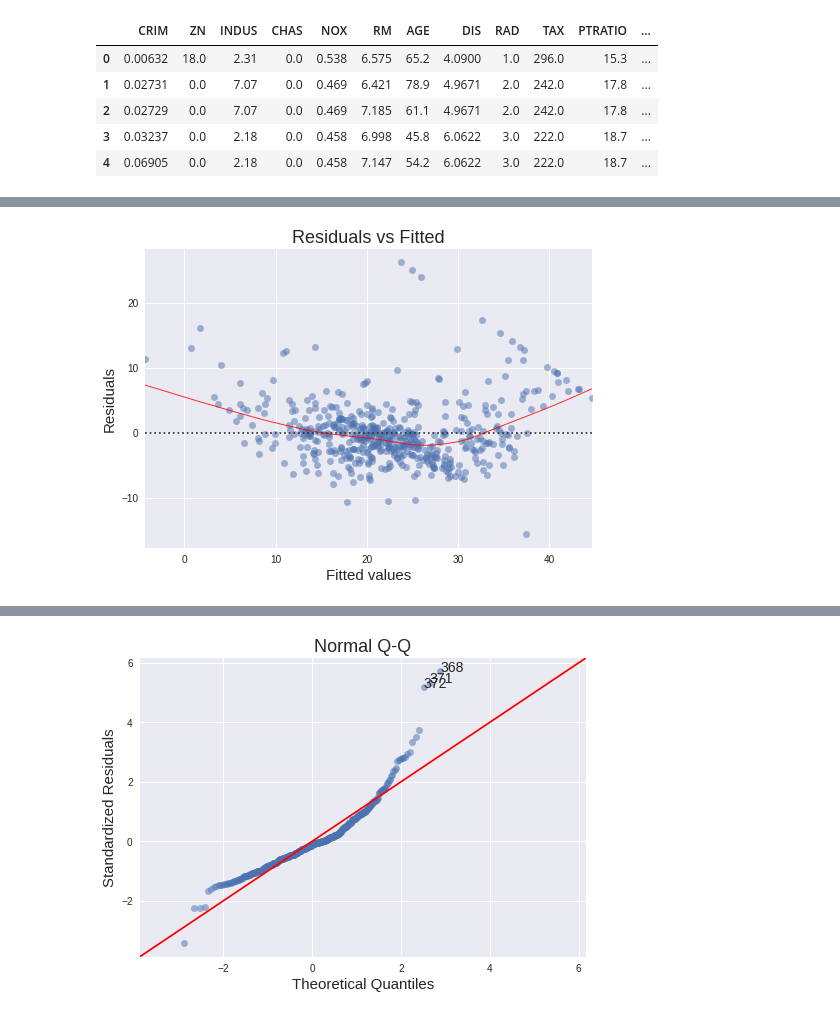
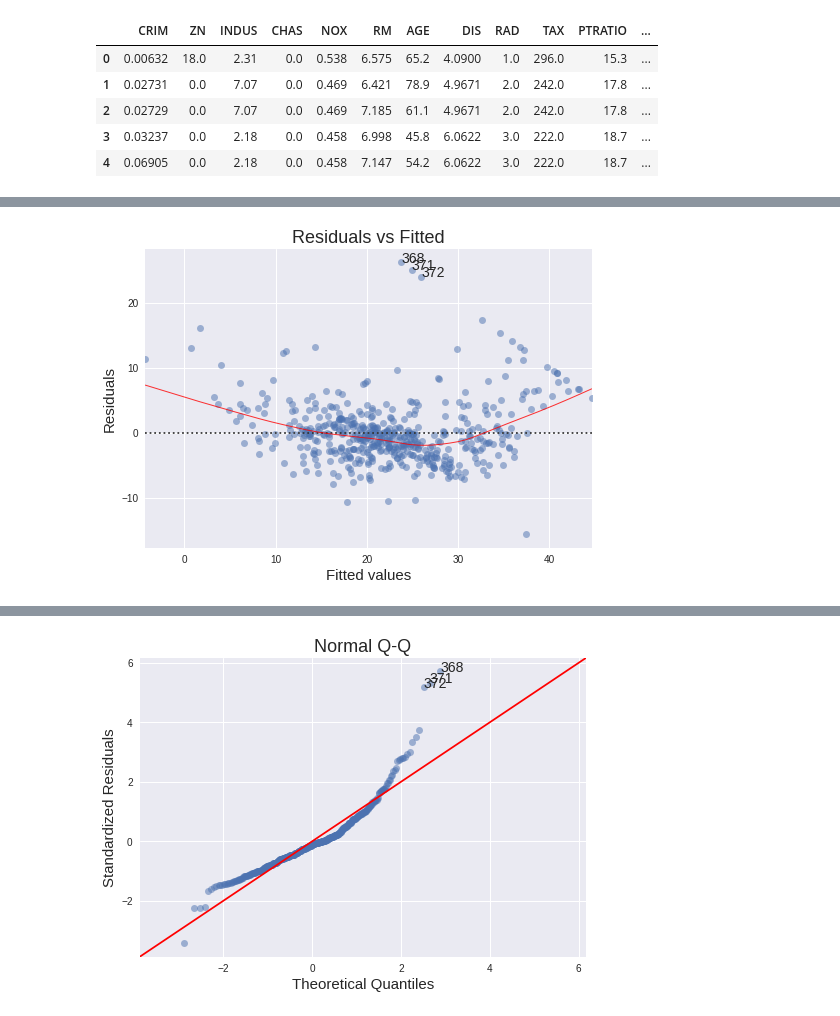
Before and after one commit to villafue/Python_Statistics, a Jupyter notebook: Boston_Mini_Project_Linear_Regression.ipynb, the cells around one changed output, grey strips where cells are left out. Drawn from its saved outputs; the diff is of its cells as text; code cells hidden in the pictures.

Commit message:
right before leverage plot

```diff
--- a/Boston_Mini_Project_Linear_Regression.ipynb
+++ b/Boston_Mini_Project_Linear_Regression.ipynb
@@ -1147,12 +1215,19 @@ dataframe.head()
 # %%
 plot_lm_1 = plt.figure()
 plot_lm_1.axes[0] = sns.residplot(model_fitted_y, dataframe.PRICE, data=dataframe,
                           lowess=True,
                           scatter_kws={'alpha': 0.5},
                           line_kws={'color': 'red', 'lw': 1, 'alpha': 0.8})
 
 plot_lm_1.axes[0].set_title('Residuals vs Fitted')
 plot_lm_1.axes[0].set_xlabel('Fitted values')
 plot_lm_1.axes[0].set_ylabel('Residuals');
+# annotations
+abs_resid = model_abs_resid.sort_values(ascending=False)
+abs_resid_top_3 = abs_resid[:3]
+for i in abs_resid_top_3.index:
+    plot_lm_1.axes[0].annotate(i,
+                               xy=(model_fitted_y[i],
+                                   model_residuals[i]));
 # %% [output]
-[figure, old version]
+[figure, new version]
```
Also changed, not shown: parts of 17 cells of this notebook.
